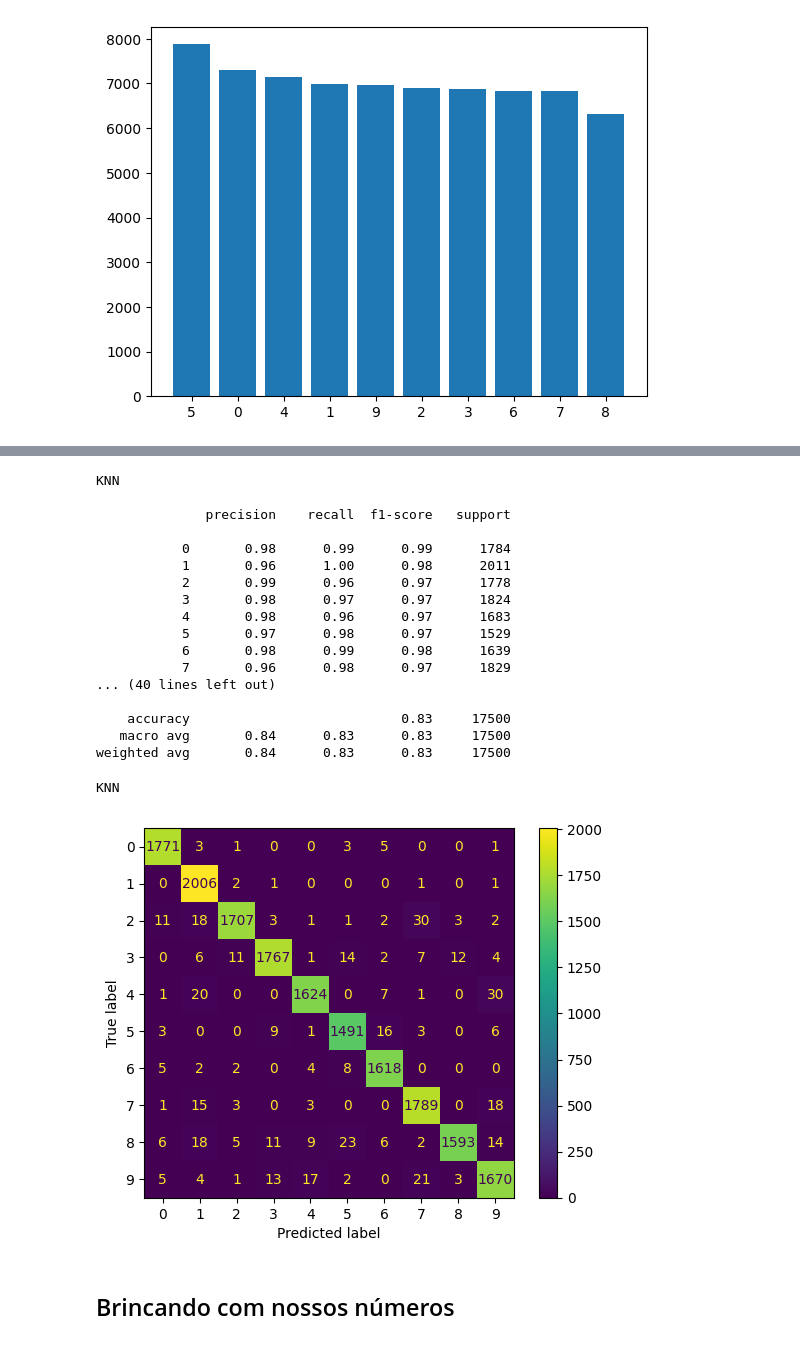
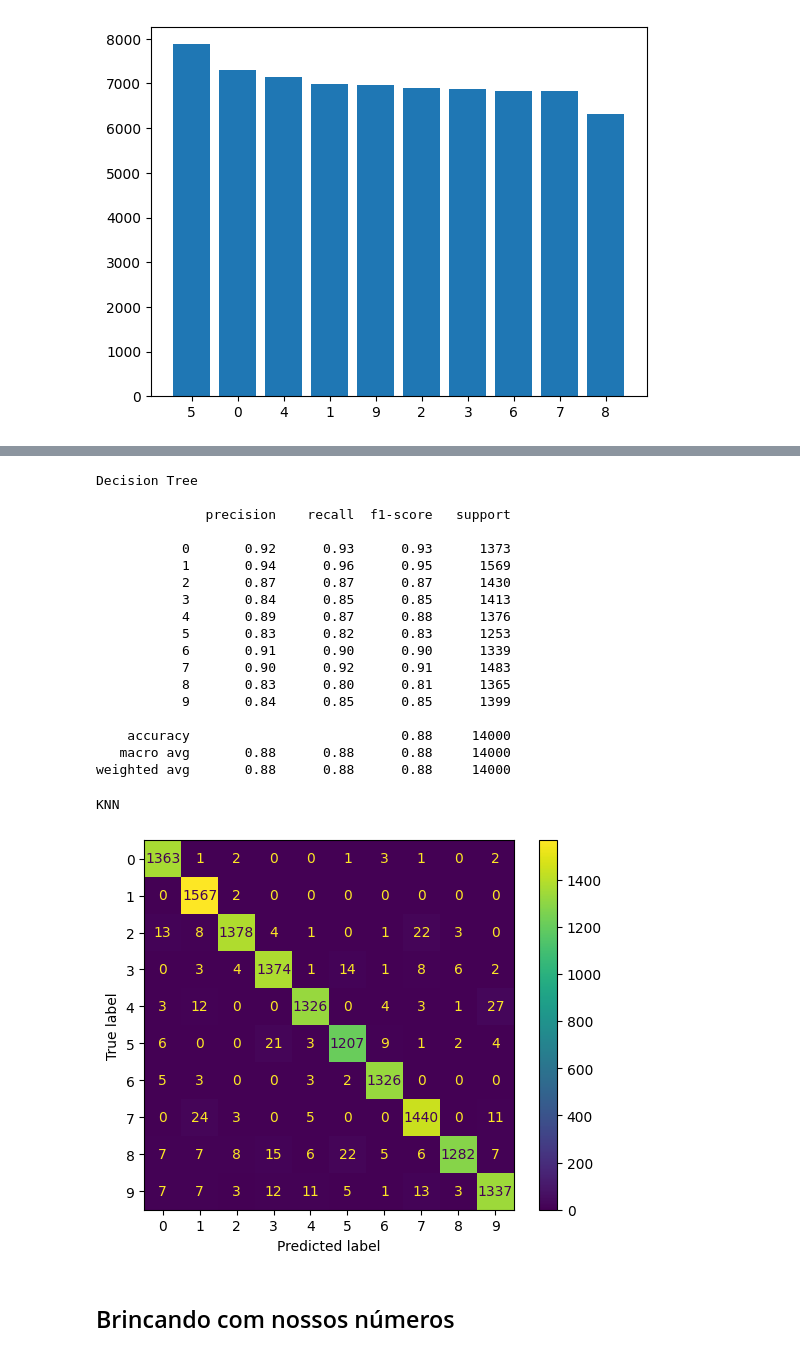
Before and after one commit to carlosgcarneiro/PESMnist, a Jupyter notebook: project_mnist.ipynb, the cells around one changed output, grey strips where cells are left out. Cells and saved outputs as stored; diff of their text form; code cells hidden in the pictures.

Commit message:
feat: add scores attr to RunModels class; refacts

```diff
--- a/project_mnist.ipynb
+++ b/project_mnist.ipynb
@@ -67,0 +63,30 @@ run.train()
+# %%
+# Separando dataset
+
+X = df.iloc[:, 0:-1]
+y = df.iloc[:, [-1]].astype('int') # target
+
+kf = KFold(n_splits=5)
+fold = 0
+
+# Treinando os modelos
+
+run = RunModels(
+    {
+        'KNN': KNeighborsClassifier(),
+        'Decision Tree': DecisionTreeClassifier(),
+        # 'GaussianNB': GaussianNB(),
+        'MultinomialNB': MultinomialNB(),
+        # 'Perceptron': Perceptron(),
+        # 'MLP': MLPClassifier(),
+        # 'SVM': svm.SVC(),
+    }
+)
+
+for train, test in kf.split(X,y):
+    run.load_data(X.iloc[train], X.iloc[test],
+                  y.iloc[train], y.iloc[test])
+    run.train()
+
+    print(f'Fold {fold}: {run.accuracy()}')
+    fold += 1
@@ -68,28 +99,29 @@ run.train()
 # %%
-run.report()
+run.report(['Decision Tree'])
 # %% [output]
-KNN
+Decision Tree
 
               precision    recall  f1-score   support
 
-           0       0.98      0.99      0.99      1784
-           1       0.96      1.00      0.98      2011
-           2       0.99      0.96      0.97      1778
-           3       0.98      0.97      0.97      1824
-           4       0.98      0.96      0.97      1683
-           5       0.97      0.98      0.97      1529
-           6       0.98      0.99      0.98      1639
-           7       0.96      0.98      0.97      1829
-... (40 lines left out)
+           0       0.92      0.93      0.93      1373
+           1       0.94      0.96      0.95      1569
+           2       0.87      0.87      0.87      1430
+           3       0.84      0.85      0.85      1413
+           4       0.89      0.87      0.88      1376
+           5       0.83      0.82      0.83      1253
+           6       0.91      0.90      0.90      1339
+           7       0.90      0.92      0.91      1483
+           8       0.83      0.80      0.81      1365
+           9       0.84      0.85      0.85      1399
 
-    accuracy                           0.83     17500
-   macro avg       0.84      0.83      0.83     17500
-weighted avg       0.84      0.83      0.83     17500
+    accuracy                           0.88     14000
+   macro avg       0.88      0.88      0.88     14000
+weighted avg       0.88      0.88      0.88     14000
 # %%
-run.conf_matrix(['KNN'])
+run.plot(plot_confusion_matrix,['KNN'])
 # %% [output]
 KNN
-[figure, old version]
+[figure, new version]
 # %% [markdown]
 ## Brincando com nossos números
 # %%
```
Also changed, not shown: parts of 6 cells of this notebook, 1 other file.
